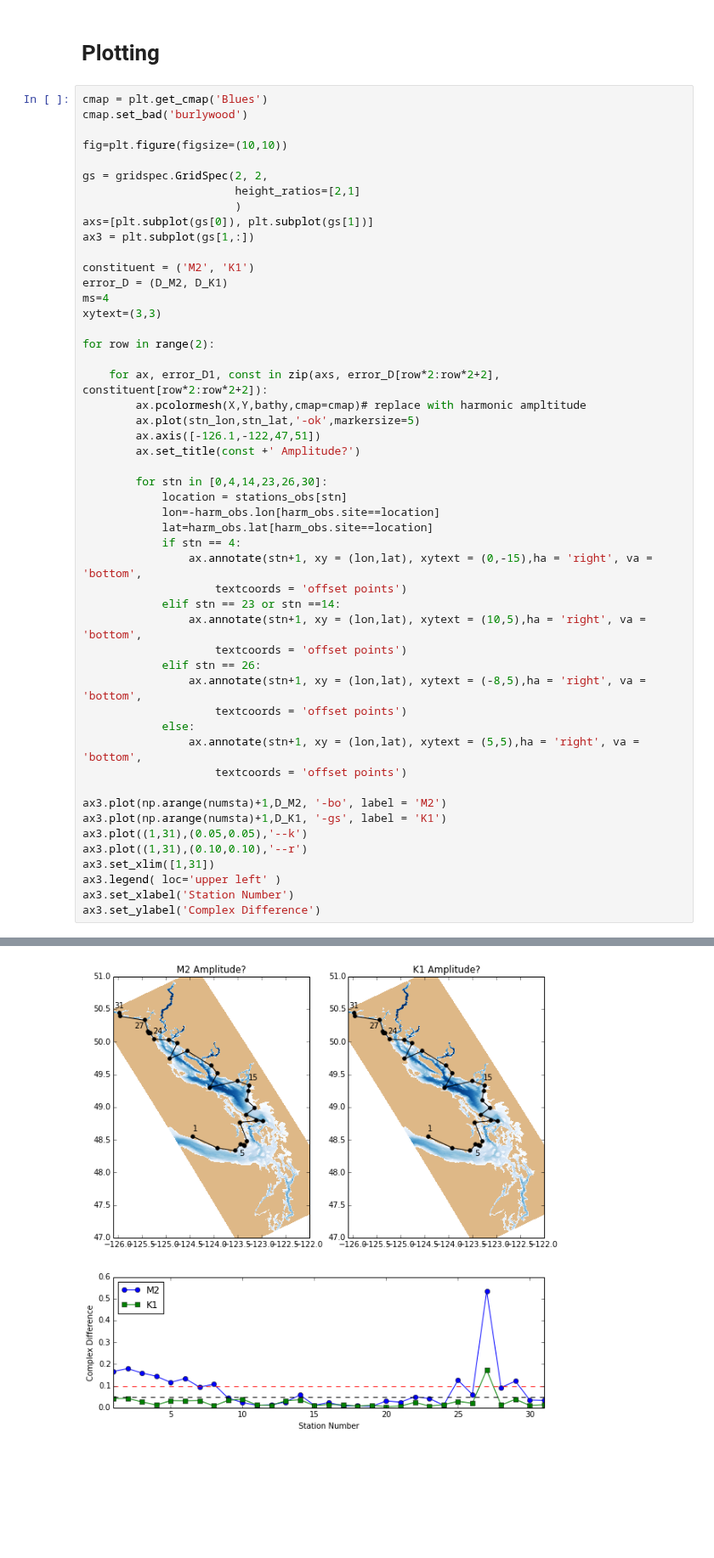
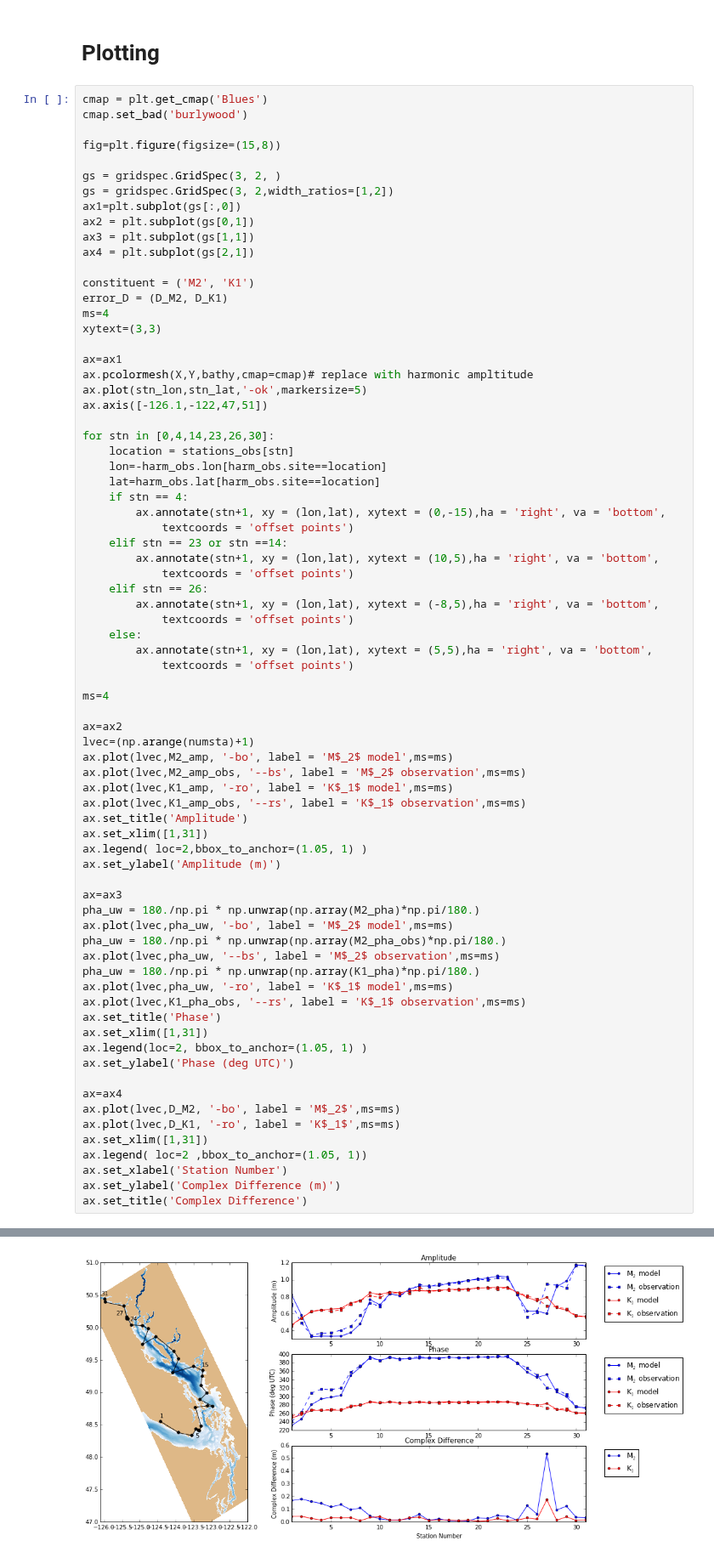
Before and after one commit to SalishSeaCast/storm-surge, a Jupyter notebook: FigureScripts/tides.ipynb, the cells around one changed output, grey strips where cells are left out. Shown at 85% size. Drawn from its saved outputs; the diff is of its cells as text; blank space fills up the shorter version.

Commit message:
Fixed figure

```diff
--- a/FigureScripts/tides.ipynb
+++ b/FigureScripts/tides.ipynb
@@ -309,53 +309,77 @@ with open(outfile, 'wb') as csvfile:
 # %%
 cmap = plt.get_cmap('Blues')
 cmap.set_bad('burlywood')
 
-fig=plt.figure(figsize=(10,10))
+fig=plt.figure(figsize=(15,8))
 
-gs = gridspec.GridSpec(2, 2,
-                       height_ratios=[2,1]
-                       )
-axs=[plt.subplot(gs[0]), plt.subplot(gs[1])]
-ax3 = plt.subplot(gs[1,:])
+gs = gridspec.GridSpec(3, 2, )
+gs = gridspec.GridSpec(3, 2,width_ratios=[1,2])
+ax1=plt.subplot(gs[:,0])
+ax2 = plt.subplot(gs[0,1])
+ax3 = plt.subplot(gs[1,1])
+ax4 = plt.subplot(gs[2,1])
 
 constituent = ('M2', 'K1')
 error_D = (D_M2, D_K1)
 ms=4
 xytext=(3,3)
 
-for row in range(2):
+ax=ax1
+ax.pcolormesh(X,Y,bathy,cmap=cmap)# replace with harmonic ampltitude
+ax.plot(stn_lon,stn_lat,'-ok',markersize=5)
+ax.axis([-126.1,-122,47,51])
 
-    for ax, error_D1, const in zip(axs, error_D[row*2:row*2+2], constituent[row*2:row*2+2]):
-        ax.pcolormesh(X,Y,bathy,cmap=cmap)# replace with harmonic ampltitude
-        ax.plot(stn_lon,stn_lat,'-ok',markersize=5)
-        ax.axis([-126.1,-122,47,51])
-        ax.set_title(const +' Amplitude?')
+for stn in [0,4,14,23,26,30]:
+    location = stations_obs[stn]
+    lon=-harm_obs.lon[harm_obs.site==location]
+    lat=harm_obs.lat[harm_obs.site==location]
+    if stn == 4:
+        ax.annotate(stn+1, xy = (lon,lat), xytext = (0,-15),ha = 'right', va = 'bottom',
+            textcoords = 'offset points')
+    elif stn == 23 or stn ==14:
+        ax.annotate(stn+1, xy = (lon,lat), xytext = (10,5),ha = 'right', va = 'bottom',
+            textcoords = 'offset points')
+    elif stn == 26:
+        ax.annotate(stn+1, xy = (lon,lat), xytext = (-8,5),ha = 'right', va = 'bottom',
+            textcoords = 'offset points')
+    else:
+        ax.annotate(stn+1, xy = (lon,lat), xytext = (5,5),ha = 'right', va = 'bottom',
+            textcoords = 'offset points')
 
-        for stn in [0,4,14,23,26,30]:
-            location = stations_obs[stn]
-            lon=-harm_obs.lon[harm_obs.site==location]
-            lat=harm_obs.lat[harm_obs.site==location]
-            if stn == 4:
-                ax.annotate(stn+1, xy = (lon,lat), xytext = (0,-15),ha = 'right', va = 'bottom',
-                    textcoords = 'offset points')
-            elif stn == 23 or stn ==14:
-                ax.annotate(stn+1, xy = (lon,lat), xytext = (10,5),ha = 'right', va = 'bottom',
-                    textcoords = 'offset points')
-            elif stn == 26:
-                ax.annotate(stn+1, xy = (lon,lat), xytext = (-8,5),ha = 'right', va = 'bottom',
-                    textcoords = 'offset points')
-            else:
-                ax.annotate(stn+1, xy = (lon,lat), xytext = (5,5),ha = 'right', va = 'bottom',
-                    textcoords = 'offset points')
+ms=4
 
-ax3.plot(np.arange(numsta)+1,D_M2, '-bo', label = 'M2')
-ax3.plot(np.arange(numsta)+1,D_K1, '-gs', label = 'K1')
-ax3.plot((1,31),(0.05,0.05),'--k')
-ax3.plot((1,31),(0.10,0.10),'--r')
-ax3.set_xlim([1,31])
-ax3.legend( loc='upper left' )
-ax3.set_xlabel('Station Number')
-ax3.set_ylabel('Complex Difference')
+ax=ax2
+lvec=(np.arange(numsta)+1)
+ax.plot(lvec,M2_amp, '-bo', label = 'M$_2$ model',ms=ms)
+ax.plot(lvec,M2_amp_obs, '--bs', label = 'M$_2$ observation',ms=ms)
+ax.plot(lvec,K1_amp, '-ro', label = 'K$_1$ model',ms=ms)
+ax.plot(lvec,K1_amp_obs, '--rs', label = 'K$_1$ observation',ms=ms)
+ax.set_title('Amplitude')
+ax.set_xlim([1,31])
+ax.legend( loc=2,bbox_to_anchor=(1.05, 1) )
+ax.set_ylabel('Amplitude (m)')
+
+ax=ax3
+pha_uw = 180./np.pi * np.unwrap(np.array(M2_pha)*np.pi/180.)
+ax.plot(lvec,pha_uw, '-bo', label = 'M$_2$ model',ms=ms)
+pha_uw = 180./np.pi * np.unwrap(np.array(M2_pha_obs)*np.pi/180.)
+ax.plot(lvec,pha_uw, '--bs', label = 'M$_2$ observation',ms=ms)
+pha_uw = 180./np.pi * np.unwrap(np.array(K1_pha)*np.pi/180.)
+ax.plot(lvec,pha_uw, '-ro', label = 'K$_1$ model',ms=ms)
+ax.plot(lvec,K1_pha_obs, '--rs', label = 'K$_1$ observation',ms=ms)
+ax.set_title('Phase')
+ax.set_xlim([1,31])
+ax.legend(loc=2, bbox_to_anchor=(1.05, 1) )
+ax.set_ylabel('Phase (deg UTC)')
+
+ax=ax4
+ax.plot(lvec,D_M2, '-bo', label = 'M$_2$',ms=ms)
+ax.plot(lvec,D_K1, '-ro', label = 'K$_1$',ms=ms)
+ax.set_xlim([1,31])
+ax.legend( loc=2 ,bbox_to_anchor=(1.05, 1))
+ax.set_xlabel('Station Number')
+ax.set_ylabel('Complex Difference (m)')
+ax.set_title('Complex Difference')
 # %% [output]
 <matplotlib.text.Text at 0x...>
-[figure, old version]
+[figure, new version]
```
Also changed, not shown: parts of 2 cells of this notebook.
